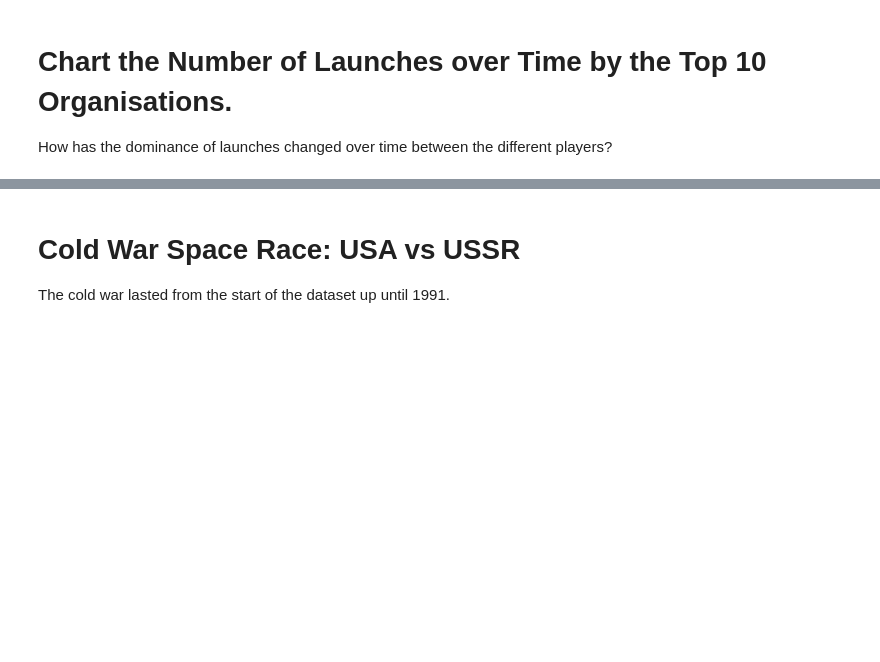
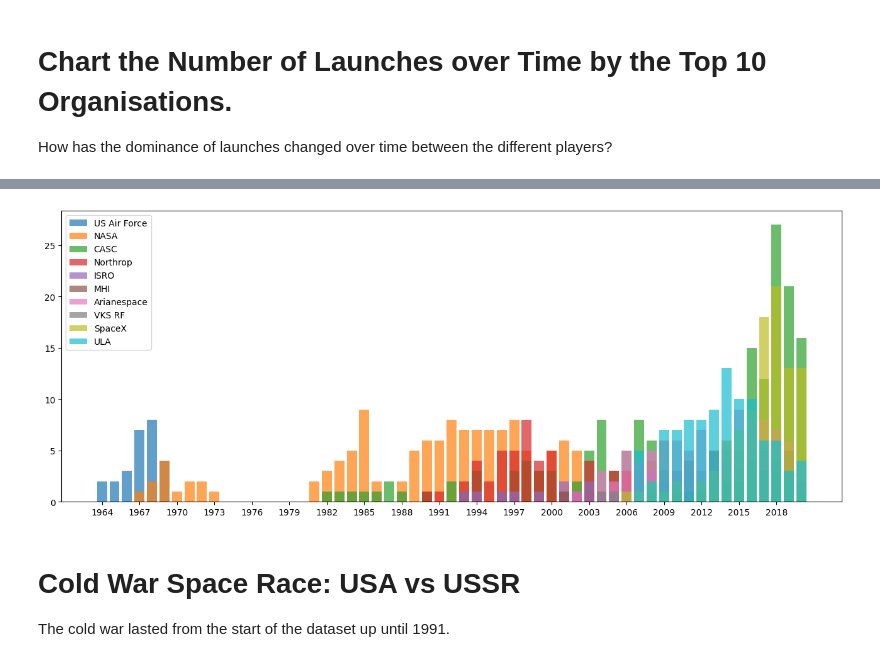
Before and after one commit to ApoliJ28/analyse_visualice_space_race, a Jupyter notebook: Space_Missions_Analysis_(start).ipynb, the cells around one changed output, grey strips where cells are left out. Saved outputs shown, nothing was run; the diff lists cells and outputs as text; code cells hidden in the pictures; blank space fills up the shorter version.

```diff
--- a/Space_Missions_Analysis_(start).ipynb
+++ b/Space_Missions_Analysis_(start).ipynb
@@ -119,3 +594,14 @@ Create a line chart that shows the average price of rocket launches over time.
 # Chart the Number of Launches over Time by the Top 10 Organisations.
 
 How has the dominance of launches changed over time between the different players?
+# %%
+df_price_time_organisation = df_data_time_cleaned.groupby(["Year","Organisation"]).size().reset_index(name='counts')
+
+organisation_counts = df_price_time_organisation.groupby("Organisation")["counts"].sum().reset_index()
+
+
+sorted_organisations = organisation_counts.sort_values("counts", ascending=False)
+
+top_10_organisations = sorted_organisations.head(10)
+
+top_10_organisations
@@ -121,0 +633,3 @@ How has the dominance of launches changed over time between the different player
+# %%
+df_plot_rdy = df_price_time_organisation[df_price_time_organisation["Organisation"].isin(top_10_organisations["Organisation"].to_list())]
+df_plot_rdy
@@ -122,3 +650,20 @@ How has the dominance of launches changed over time between the different player
+# %%
+
+fig, ax = plt.subplots(figsize=(16, 6))
+
+organizations = df_plot_rdy["Organisation"].unique()
+
+colors = plt.cm.tab10(np.linspace(0, 1, len(organizations)))
+
+for i, (org, color) in enumerate(zip(organizations, colors)):
+    org_data = df_plot_rdy[df_plot_rdy["Organisation"] == org]
+    ax.bar(org_data["Year"], org_data["counts"], color=color, label=org, alpha=0.7)
+
+plt.xticks(np.arange(df_plot_rdy["Year"].min(), df_plot_rdy["Year"].max(), step=3))
+plt.legend()
+plt.show()
+# %% [output]
+[figure, added]
 # %% [markdown]
 # Cold War Space Race: USA vs USSR
 
```
Also changed, not shown: parts of 69 cells of this notebook, 1 other file.
